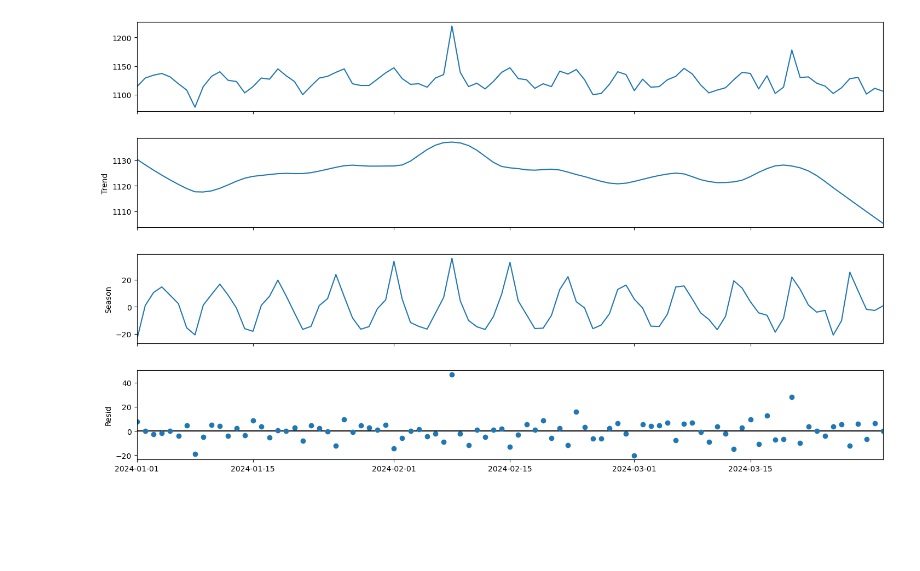
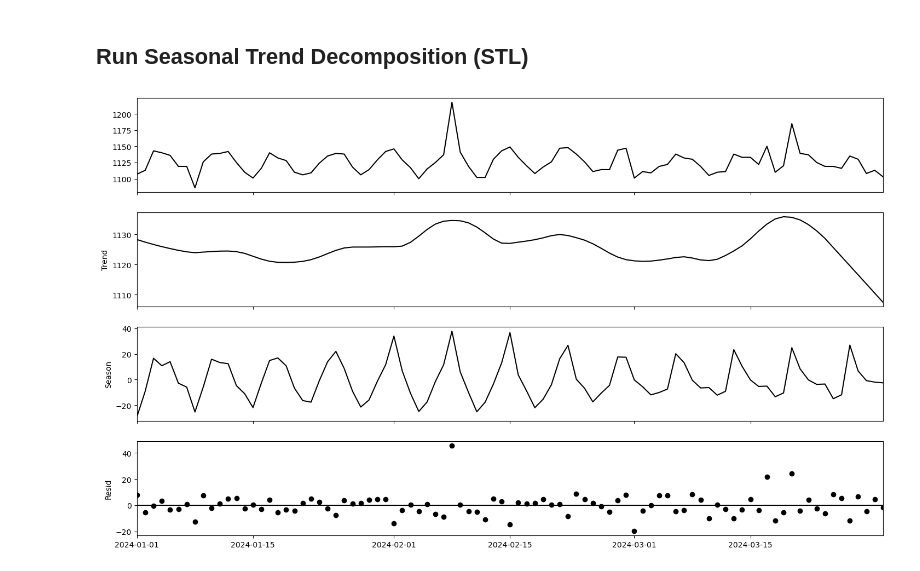
Before and after one commit to leeharry709/anomaly-detection-with-seasonal-trend-decomposition, a Jupyter notebook: usage.ipynb, the cells around one changed output. Cells and saved outputs as stored; diff of their text form; code cells hidden in the pictures; blank space fills up the shorter version.

```diff
--- a/usage.ipynb
+++ b/usage.ipynb
@@ -5 +10,5 @@ import matplotlib.pyplot as plt
 from statsmodels.tsa.seasonal import STL
+# %%
+plt.rcParams['axes.prop_cycle'] = cycler(color=['k'])  # 'k' represents black
+# %%
+plt.rcParams.keys()
@@ -45,21 +78,15 @@ max      1220.000000
 dtype: float64
+# %% [markdown]
+## Run Seasonal Trend Decomposition (STL)
 # %%
-stl = STL(dau, period=7)
+stl = STL(dau, period=7)  # weekly seasonality
 res = stl.fit()
-
-# Calculate mean and standard deviation of residuals
-mean_resid = np.mean(res.resid)
-std_resid = np.std(res.resid)
-
-# Identify anomalies
-z_scores = np.abs((res.resid - mean_resid) / std_resid)
-anomalies = z_scores > 1.96
 
 # Plot residuals
 fig = res.plot()
 fig.set_size_inches((16, 9))
 # %% [output]
-[figure, old version]
+[figure, new version]
 # %%
 res.resid.plot(marker='.', linestyle='none', figsize=(16,4.5), title='Residuals')
 # %% [output]
```
Also changed, not shown: parts of 21 cells of this notebook.
